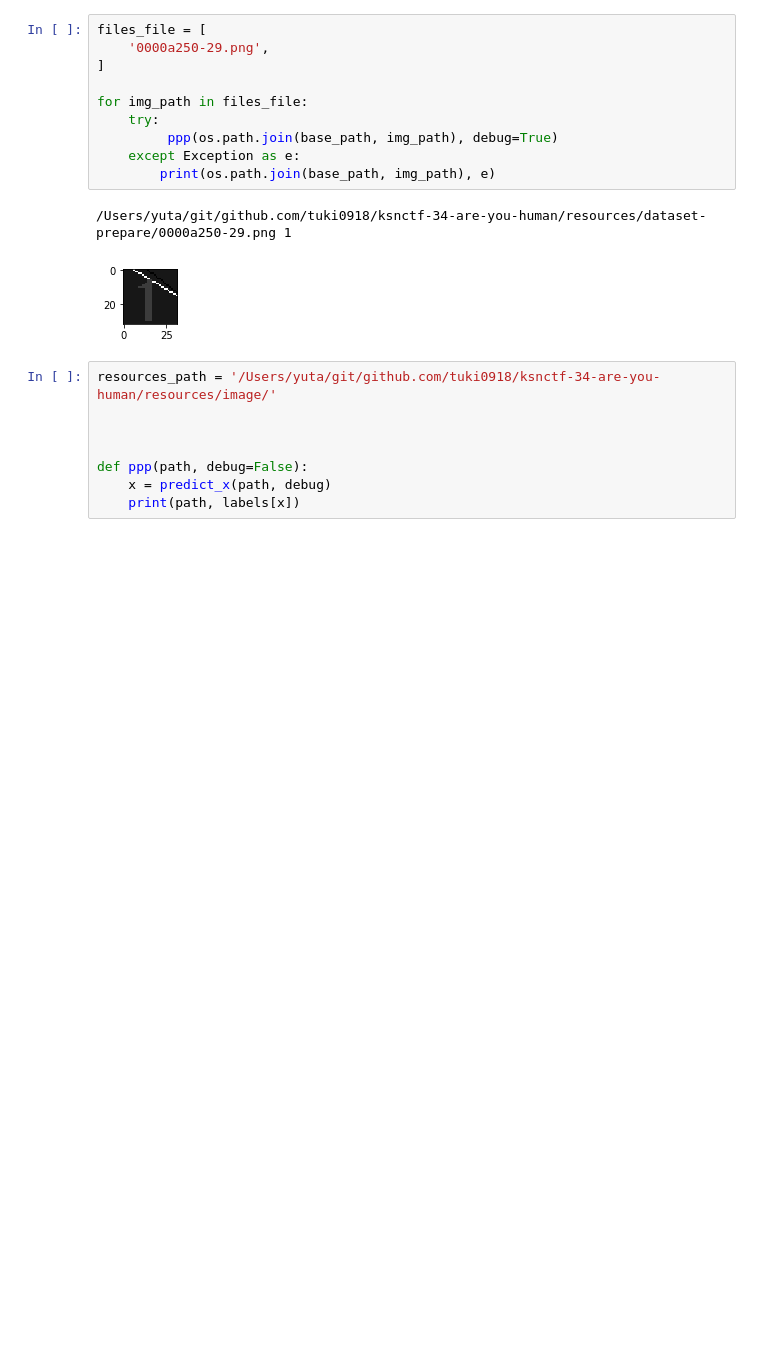
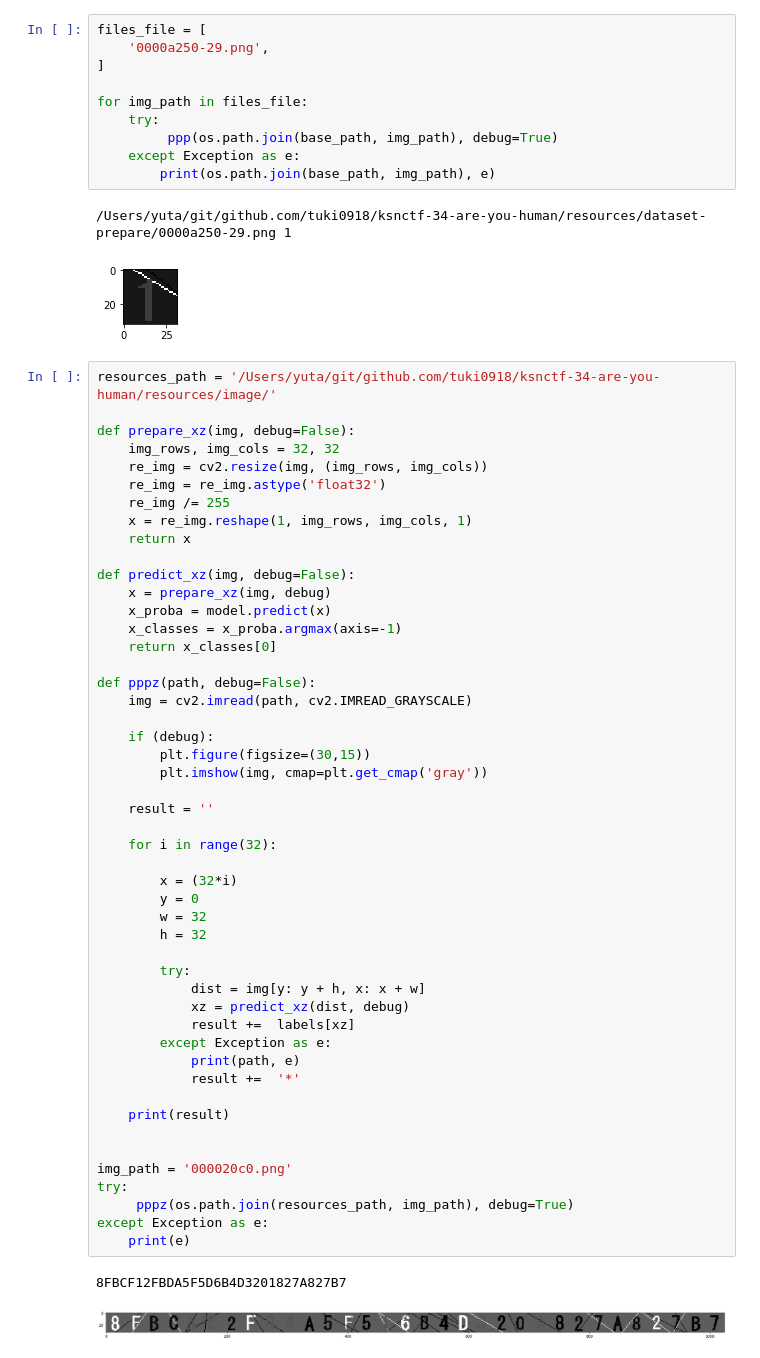
Before and after one commit to tuki0918/ksnctf-34-are-you-human, a Jupyter notebook: jupyter-notebook/tips/4.1.dataset_predict.ipynb, the cells around one changed output. Drawn from its saved outputs; the diff is of its cells as text; blank space fills up the shorter version.

```diff
--- a/jupyter-notebook/tips/4.1.dataset_predict.ipynb
+++ b/jupyter-notebook/tips/4.1.dataset_predict.ipynb
@@ -83,11 +83,55 @@ for img_path in files_file:
 # %% [output]
 /Users/yuta/git/github.com/tuki0918/ksnctf-34-are-you-human/resources/dataset-prepare/0000a250-29.png 1
 [figure]
-# %%
-resources_path = '/Users/yuta/git/github.com/tuki0918/ksnctf-34-are-you-human/resources/image/'
-
-
-
-def ppp(path, debug=False):
-    x = predict_x(path, debug)
-    print(path, labels[x])
+# %%
+resources_path = '/Users/yuta/git/github.com/tuki0918/ksnctf-34-are-you-human/resources/image/'
+
+def prepare_xz(img, debug=False):
+    img_rows, img_cols = 32, 32
+    re_img = cv2.resize(img, (img_rows, img_cols))
+    re_img = re_img.astype('float32')
+    re_img /= 255
+    x = re_img.reshape(1, img_rows, img_cols, 1)
+    return x
+
+def predict_xz(img, debug=False):
+    x = prepare_xz(img, debug)
+    x_proba = model.predict(x)
+    x_classes = x_proba.argmax(axis=-1)
+    return x_classes[0]
+
+def pppz(path, debug=False):
+    img = cv2.imread(path, cv2.IMREAD_GRAYSCALE)
+
+    if (debug):
+        plt.figure(figsize=(30,15))
+        plt.imshow(img, cmap=plt.get_cmap('gray'))
+
+    result = ''
+
+    for i in range(32):
+
+        x = (32*i)
+        y = 0
+        w = 32
+        h = 32
+
+        try:
+            dist = img[y: y + h, x: x + w]
+            xz = predict_xz(dist, debug)
+            result +=  labels[xz]
+        except Exception as e:
+            print(path, e)
+            result +=  '*'
+
+    print(result)
+
+
+img_path = '000020c0.png'
+try:
+     pppz(os.path.join(resources_path, img_path), debug=True)
+except Exception as e:
+    print(e)
+# %% [output]
+8FBCF12FBDA5F5D6B4D3201827A827B7
+[figure, added]
```
Also changed, not shown: parts of 2 cells of this notebook.
